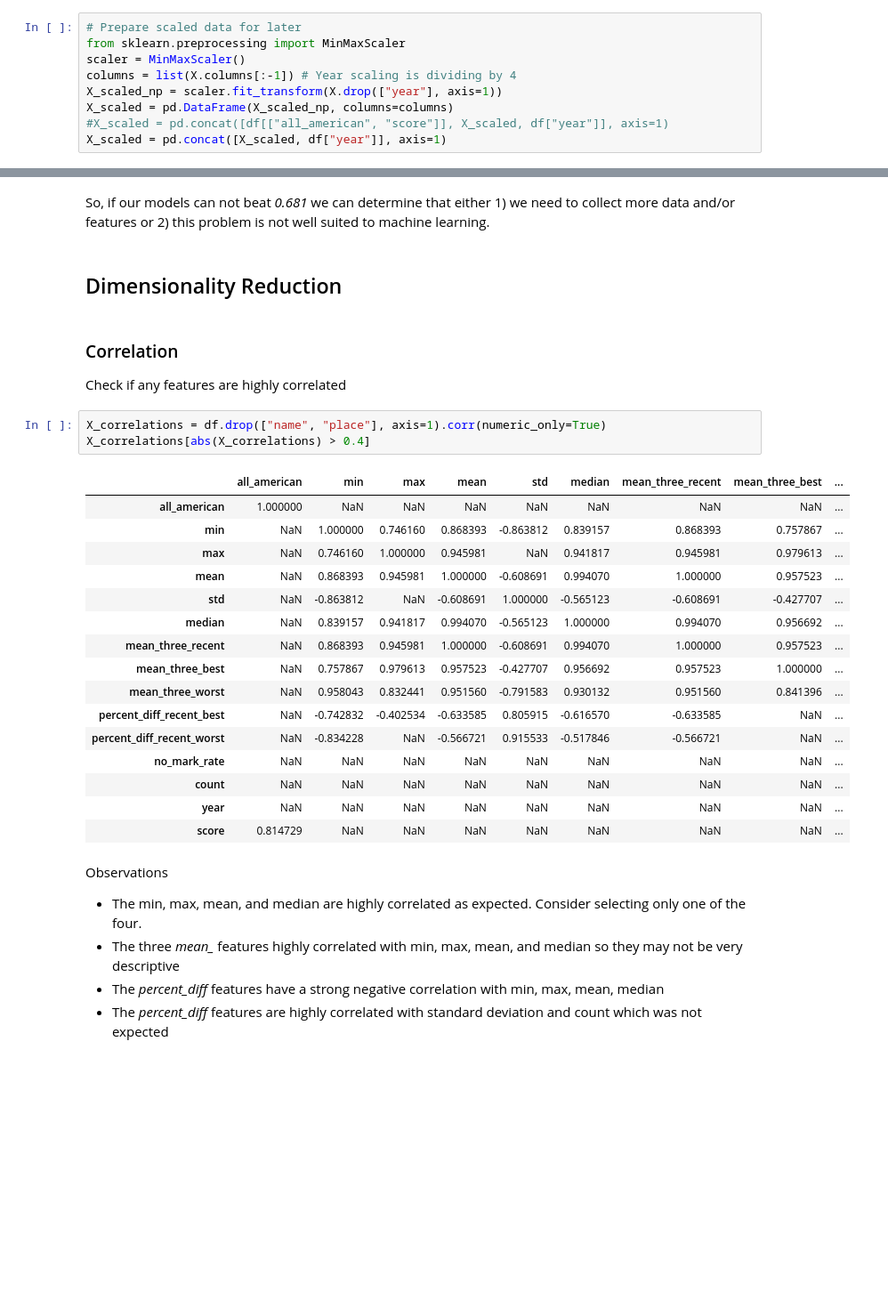
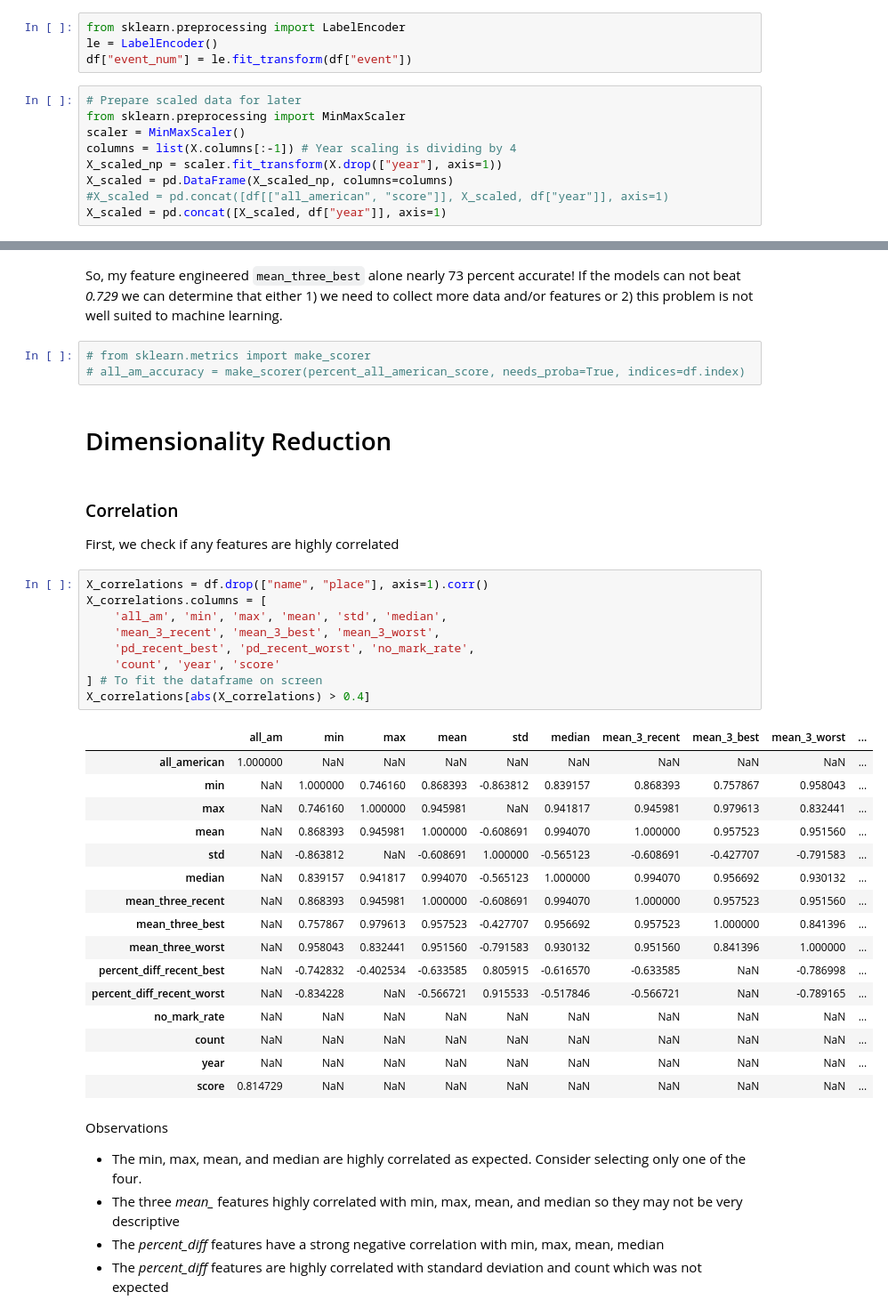
Before and after one commit to HybridNeos/TFRRS-API, a Jupyter notebook: part_3.ipynb, the cells around one changed output, grey strips where cells are left out. Shown: that part at 89% size. Saved outputs shown, nothing was run; the diff lists cells and outputs as text; blank space fills up the shorter version.

```diff
--- a/part_3.ipynb
+++ b/part_3.ipynb
@@ -16,6 +16,10 @@ X["year"] /= 4
 
 y_score = df["score"]
 y_all_am = df["all_american"]
+# %%
+from sklearn.preprocessing import LabelEncoder
+le = LabelEncoder()
+df["event_num"] = le.fit_transform(df["event"])
 # %%
 # Prepare scaled data for later
 from sklearn.preprocessing import MinMaxScaler
@@ -39,30 +50,39 @@ Baseline accuracy based on best performance: 0.681
 # %% [markdown]
-So, if our models can not beat *0.681* we can determine that either 1) we need to collect more data and/or features or 2) this problem is not well suited to machine learning.
+So, my feature engineered `mean_three_best` alone nearly 73 percent accurate! If the models can not beat *0.729* we can determine that either 1) we need to collect more data and/or features or 2) this problem is not well suited to machine learning.
+# %%
+# from sklearn.metrics import make_scorer
+# all_am_accuracy = make_scorer(percent_all_american_score, needs_proba=True, indices=df.index)
 # %% [markdown]
-## Dimensionality Reduction
+# Dimensionality Reduction
 # %% [markdown]
 ### Correlation
-Check if any features are highly correlated
+First, we check if any features are highly correlated
 # %%
-X_correlations = df.drop(["name", "place"], axis=1).corr(numeric_only=True)
+X_correlations = df.drop(["name", "place"], axis=1).corr()
+X_correlations.columns = [
+    'all_am', 'min', 'max', 'mean', 'std', 'median',
+    'mean_3_recent', 'mean_3_best', 'mean_3_worst',
+    'pd_recent_best', 'pd_recent_worst', 'no_mark_rate',
+    'count', 'year', 'score'
+] # To fit the dataframe on screen
 X_correlations[abs(X_correlations) > 0.4]
 # %% [output]
-|  | all_american | min | max | mean | std | median | mean_three_recent | mean_three_best | ... |
-| all_american | 1.000000 | NaN | NaN | NaN | NaN | NaN | NaN | NaN | ... |
-| min | NaN | 1.000000 | 0.746160 | 0.868393 | -0.863812 | 0.839157 | 0.868393 | 0.757867 | ... |
-| max | NaN | 0.746160 | 1.000000 | 0.945981 | NaN | 0.941817 | 0.945981 | 0.979613 | ... |
-| mean | NaN | 0.868393 | 0.945981 | 1.000000 | -0.608691 | 0.994070 | 1.000000 | 0.957523 | ... |
-| std | NaN | -0.863812 | NaN | -0.608691 | 1.000000 | -0.565123 | -0.608691 | -0.427707 | ... |
-| median | NaN | 0.839157 | 0.941817 | 0.994070 | -0.565123 | 1.000000 | 0.994070 | 0.956692 | ... |
-| mean_three_recent | NaN | 0.868393 | 0.945981 | 1.000000 | -0.608691 | 0.994070 | 1.000000 | 0.957523 | ... |
-| mean_three_best | NaN | 0.757867 | 0.979613 | 0.957523 | -0.427707 | 0.956692 | 0.957523 | 1.000000 | ... |
-| mean_three_worst | NaN | 0.958043 | 0.832441 | 0.951560 | -0.791583 | 0.930132 | 0.951560 | 0.841396 | ... |
-| percent_diff_recent_best | NaN | -0.742832 | -0.402534 | -0.633585 | 0.805915 | -0.616570 | -0.633585 | NaN | ... |
-| percent_diff_recent_worst | NaN | -0.834228 | NaN | -0.566721 | 0.915533 | -0.517846 | -0.566721 | NaN | ... |
-| no_mark_rate | NaN | NaN | NaN | NaN | NaN | NaN | NaN | NaN | ... |
-| count | NaN | NaN | NaN | NaN | NaN | NaN | NaN | NaN | ... |
-| year | NaN | NaN | NaN | NaN | NaN | NaN | NaN | NaN | ... |
-| score | 0.814729 | NaN | NaN | NaN | NaN | NaN | NaN | NaN | ... |
+|  | all_am | min | max | mean | std | median | mean_3_recent | mean_3_best | mean_3_worst | ... |
+| all_american | 1.000000 | NaN | NaN | NaN | NaN | NaN | NaN | NaN | NaN | ... |
+| min | NaN | 1.000000 | 0.746160 | 0.868393 | -0.863812 | 0.839157 | 0.868393 | 0.757867 | 0.958043 | ... |
+| max | NaN | 0.746160 | 1.000000 | 0.945981 | NaN | 0.941817 | 0.945981 | 0.979613 | 0.832441 | ... |
+| mean | NaN | 0.868393 | 0.945981 | 1.000000 | -0.608691 | 0.994070 | 1.000000 | 0.957523 | 0.951560 | ... |
+| std | NaN | -0.863812 | NaN | -0.608691 | 1.000000 | -0.565123 | -0.608691 | -0.427707 | -0.791583 | ... |
+| median | NaN | 0.839157 | 0.941817 | 0.994070 | -0.565123 | 1.000000 | 0.994070 | 0.956692 | 0.930132 | ... |
+| mean_three_recent | NaN | 0.868393 | 0.945981 | 1.000000 | -0.608691 | 0.994070 | 1.000000 | 0.957523 | 0.951560 | ... |
+| mean_three_best | NaN | 0.757867 | 0.979613 | 0.957523 | -0.427707 | 0.956692 | 0.957523 | 1.000000 | 0.841396 | ... |
+| mean_three_worst | NaN | 0.958043 | 0.832441 | 0.951560 | -0.791583 | 0.930132 | 0.951560 | 0.841396 | 1.000000 | ... |
+| percent_diff_recent_best | NaN | -0.742832 | -0.402534 | -0.633585 | 0.805915 | -0.616570 | -0.633585 | NaN | -0.786998 | ... |
+| percent_diff_recent_worst | NaN | -0.834228 | NaN | -0.566721 | 0.915533 | -0.517846 | -0.566721 | NaN | -0.789165 | ... |
+| no_mark_rate | NaN | NaN | NaN | NaN | NaN | NaN | NaN | NaN | NaN | ... |
+| count | NaN | NaN | NaN | NaN | NaN | NaN | NaN | NaN | NaN | ... |
+| year | NaN | NaN | NaN | NaN | NaN | NaN | NaN | NaN | NaN | ... |
+| score | 0.814729 | NaN | NaN | NaN | NaN | NaN | NaN | NaN | NaN | ... |
 # %% [markdown]
 Observations
 - The min, max, mean, and median are highly correlated as expected. Consider selecting only one of the four.
```
Also changed, not shown: parts of 69 cells of this notebook.
